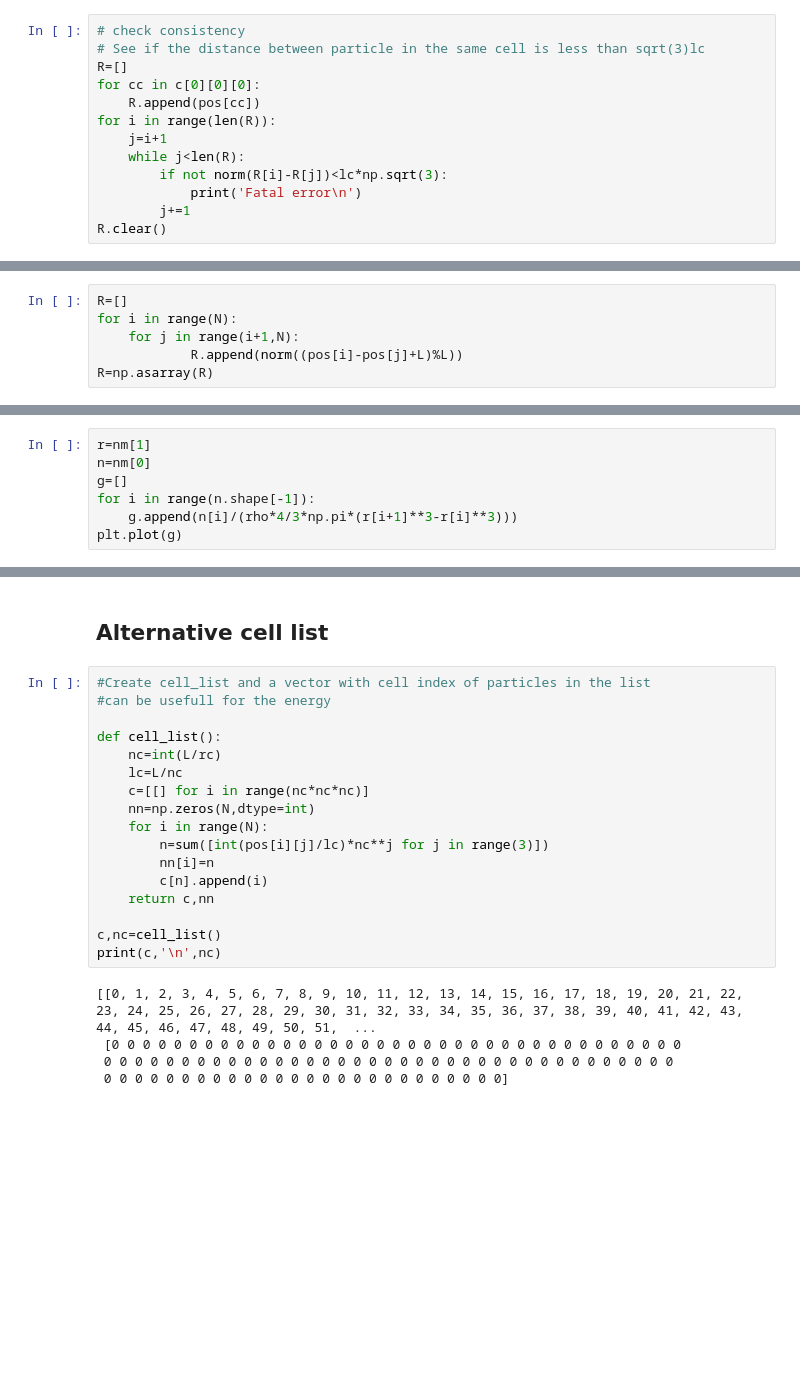
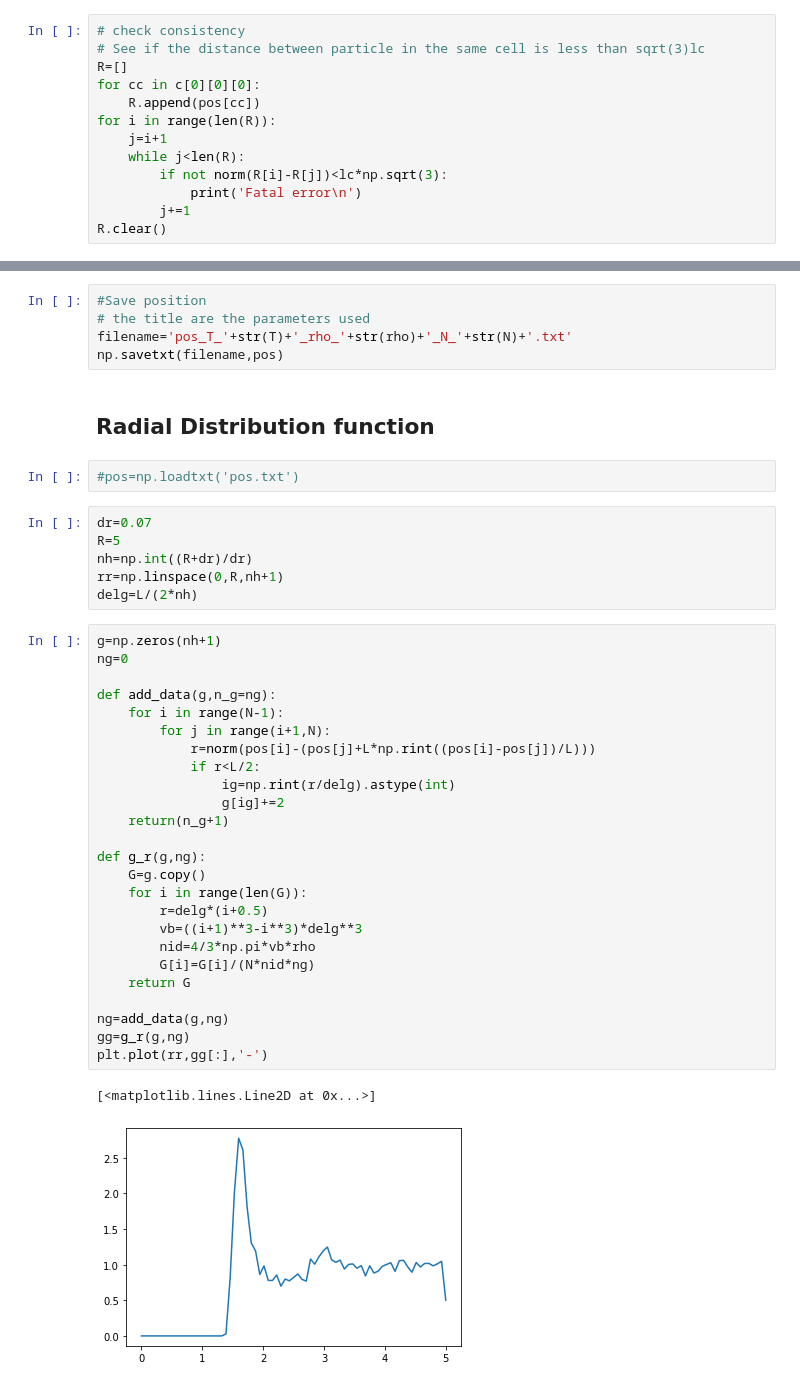
Before and after one commit to CarloGiorgio/Liquid-simulations, a Jupyter notebook: Liquids/Codes/lj_cell.ipynb, the cells around one changed output, grey strips where cells are left out. Drawn from its saved outputs; the diff is of its cells as text; blank space fills up the shorter version.

```diff
--- a/Liquids/Codes/lj_cell.ipynb
+++ b/Liquids/Codes/lj_cell.ipynb
@@ -226,6 +212,0 @@ plt.hist(E[10:])
-# %%
-R=[]
-for i in range(N):
-    for j in range(i+1,N):
-            R.append(norm((pos[i]-pos[j]+L)%L))
-R=np.asarray(R)
@@ -238,7 +212,0 @@ nm=plt.hist(R,bins,density=True)
-# %%
-r=nm[1]
-n=nm[0]
-g=[]
-for i in range(n.shape[-1]):
-    g.append(n[i]/(rho*4/3*np.pi*(r[i+1]**3-r[i]**3)))
-plt.plot(g)
@@ -248,24 +213,43 @@ plt.plot(g)
-# %% [markdown]
-## Alternative cell list
-# %%
-#Create cell_list and a vector with cell index of particles in the list
-#can be usefull for the energy
-
-def cell_list():
-    nc=int(L/rc)
-    lc=L/nc
-    c=[[] for i in range(nc*nc*nc)]
-    nn=np.zeros(N,dtype=int)
-    for i in range(N):
-        n=sum([int(pos[i][j]/lc)*nc**j for j in range(3)])
-        nn[i]=n
-        c[n].append(i)
-    return c,nn
-
-c,nc=cell_list()
-print(c,'\n',nc)
-# %% [output]
-[[0, 1, 2, 3, 4, 5, 6, 7, 8, 9, 10, 11, 12, 13, 14, 15, 16, 17, 18, 19, 20, 21, 22, 23, 24, 25, 26, 27, 28, 29, 30, 31, 32, 33, 34, 35, 36, 37, 38, 39, 40, 41, 42, 43, 44, 45, 46, 47, 48, 49, 50, 51,  ...
- [0 0 0 0 0 0 0 0 0 0 0 0 0 0 0 0 0 0 0 0 0 0 0 0 0 0 0 0 0 0 0 0 0 0 0 0 0
- 0 0 0 0 0 0 0 0 0 0 0 0 0 0 0 0 0 0 0 0 0 0 0 0 0 0 0 0 0 0 0 0 0 0 0 0 0
- 0 0 0 0 0 0 0 0 0 0 0 0 0 0 0 0 0 0 0 0 0 0 0 0 0 0]
+# %%
+#Save position
+# the title are the parameters used
+filename='pos_T_'+str(T)+'_rho_'+str(rho)+'_N_'+str(N)+'.txt'
+np.savetxt(filename,pos)
+# %% [markdown]
+## Radial Distribution function
+# %%
+#pos=np.loadtxt('pos.txt')
+# %%
+dr=0.07
+R=5
+nh=np.int((R+dr)/dr)
+rr=np.linspace(0,R,nh+1)
+delg=L/(2*nh)
+# %%
+g=np.zeros(nh+1)
+ng=0
+
+def add_data(g,n_g=ng):
+    for i in range(N-1):
+        for j in range(i+1,N):
+            r=norm(pos[i]-(pos[j]+L*np.rint((pos[i]-pos[j])/L)))
+            if r<L/2:
+                ig=np.rint(r/delg).astype(int)
+                g[ig]+=2
+    return(n_g+1)
+
+def g_r(g,ng):
+    G=g.copy()
+    for i in range(len(G)):
+        r=delg*(i+0.5)
+        vb=((i+1)**3-i**3)*delg**3
+        nid=4/3*np.pi*vb*rho
+        G[i]=G[i]/(N*nid*ng)
+    return G
+
+ng=add_data(g,ng)
+gg=g_r(g,ng)
+plt.plot(rr,gg[:],'-')
+# %% [output]
+[<matplotlib.lines.Line2D at 0x...>]
+[figure, added]
```
Also changed, not shown: parts of 20 cells of this notebook.
